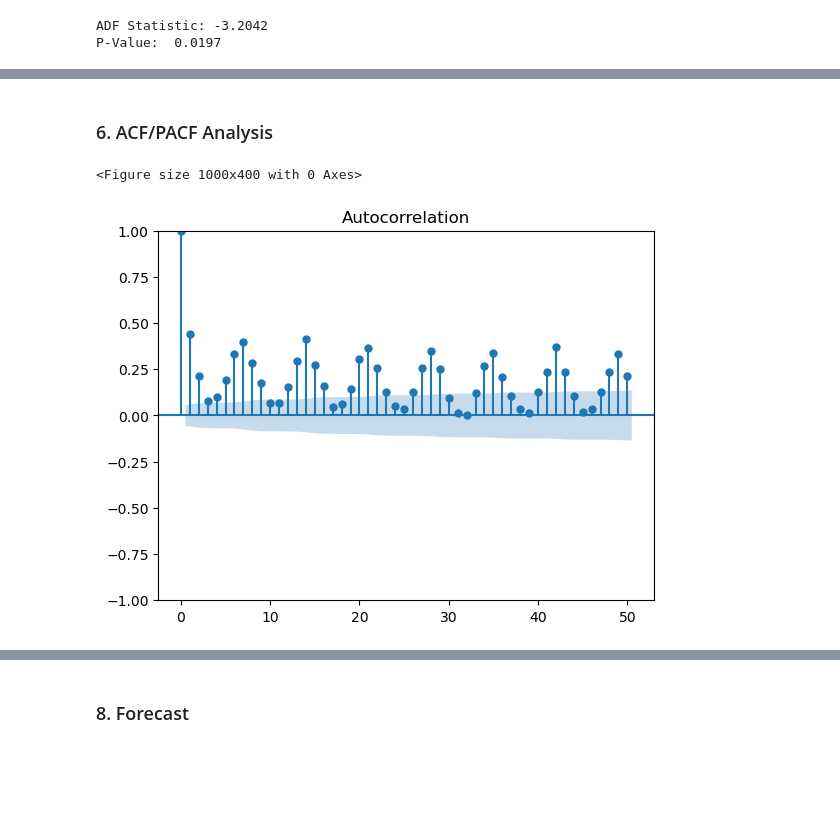
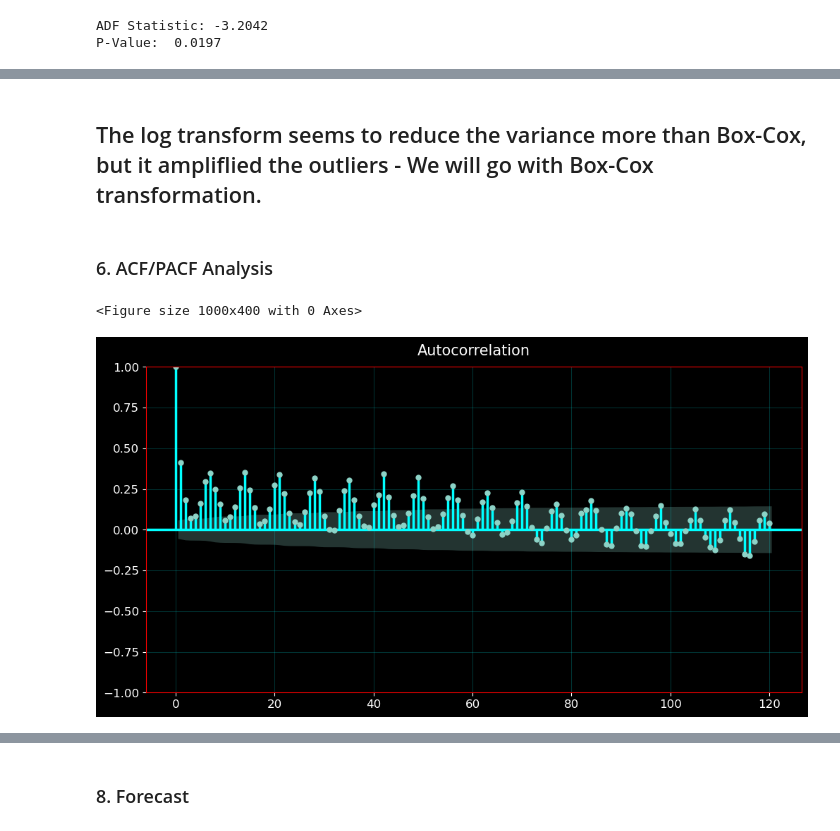
Before and after one commit to Christopher-Orellana/metro_traffic_forecasting, a Jupyter notebook: notebooks/01_arima_model.ipynb, the cells around one changed output, grey strips where cells are left out. Saved outputs shown, nothing was run; the diff lists cells and outputs as text; code cells hidden in the pictures; blank space fills up the shorter version.

```diff
--- a/notebooks/01_arima_model.ipynb
+++ b/notebooks/01_arima_model.ipynb
@@ -25,6 +25,29 @@ from scipy.special import inv_boxcox
 from sklearn.metrics import mean_squared_error, mean_absolute_error
 from statsmodels.tools.eval_measures import aic, bic
 import itertools
+# %%
+# CYBERPUNK THEMED CHARTS
+plt.style.use('dark_background')
+
+plt.rcParams.update({
+    'figure.figsize': (12, 6),
+    'axes.facecolor': 'black',
+    'axes.edgecolor': 'red',
+    'axes.labelcolor': 'white',
+    'axes.titlesize': 15,
+    'axes.titlepad': 12,
+    'axes.grid': True,
+    'grid.color': 'cyan',
+    'grid.alpha': 0.2,
+    'lines.linewidth': 2.5,
+    'lines.color': '#00FFFF',
+    'xtick.color': 'white',
+    'ytick.color': 'white',
+    'legend.facecolor': '#1a1a1a',
+    'legend.edgecolor': 'red',
+    'figure.facecolor': 'black',
+    'font.size': 12
+})
 # %% [markdown]
 ### 2. Load and Inspect Data
 # %%
@@ -330,0 +361,3 @@ plt.show()
+# %%
+# Try log transformation and compare to Box-Cox
+df_daily_log = np.log(df_daily)
@@ -330,0 +374,2 @@ plt.show()
+# %% [markdown]
+## The log transform seems to reduce the variance more than Box-Cox, but it ampliflied the outliers - We will go with Box-Cox transformation.
@@ -333,8 +380,8 @@ plt.show()
 # %%
 # Check ACF of process -  ACF shows a gradual decay across lags
 plt.figure(figsize=(10, 4))
-plot_acf(df_daily, lags=50)
+plot_acf(df_daily_log, lags=120, alpha=0.05)
 plt.show()
 # %% [output]
 <Figure size 1000x400 with 0 Axes>
-[figure, old version]
+[figure, new version]
```
Also changed, not shown: parts of 22 cells of this notebook.
